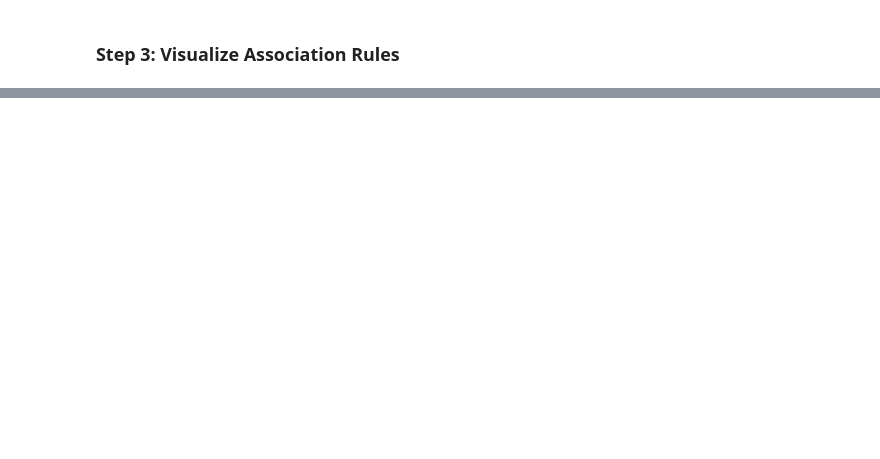
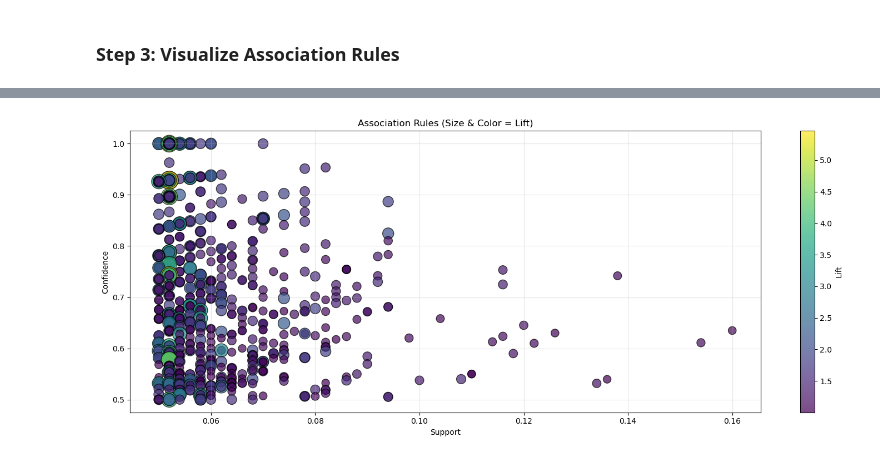
Before and after one commit to RazielLluch/CSC172-AssociationMining-Lluch, a Jupyter notebook: apriori.ipynb, the cells around one changed output, grey strips where cells are left out. Cells and saved outputs as stored; diff of their text form; code cells hidden in the pictures; blank space fills up the shorter version.

```diff
--- a/apriori.ipynb
+++ b/apriori.ipynb
@@ -182,0 +186,14 @@ else:
+# %%
+spending_items = {
+    "Spend_100",
+    "Spend_100-500",
+    "Spend_500-1000",
+    "Spend_1000plus",
+}
+
+spending_rules = rules[
+    rules["antecedents"].apply(lambda x: not x.isdisjoint(spending_items))
+]
+visualize(spending_rules)
+# %% [output]
+[figure, added]
```
Also changed, not shown: parts of 14 cells of this notebook.
